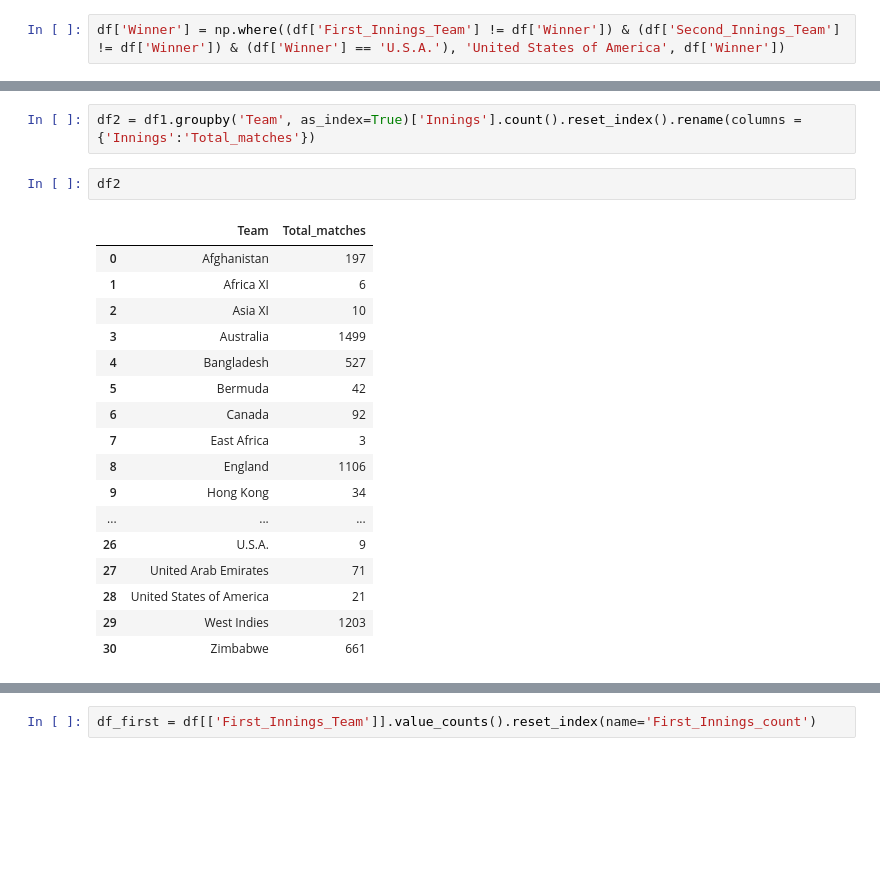
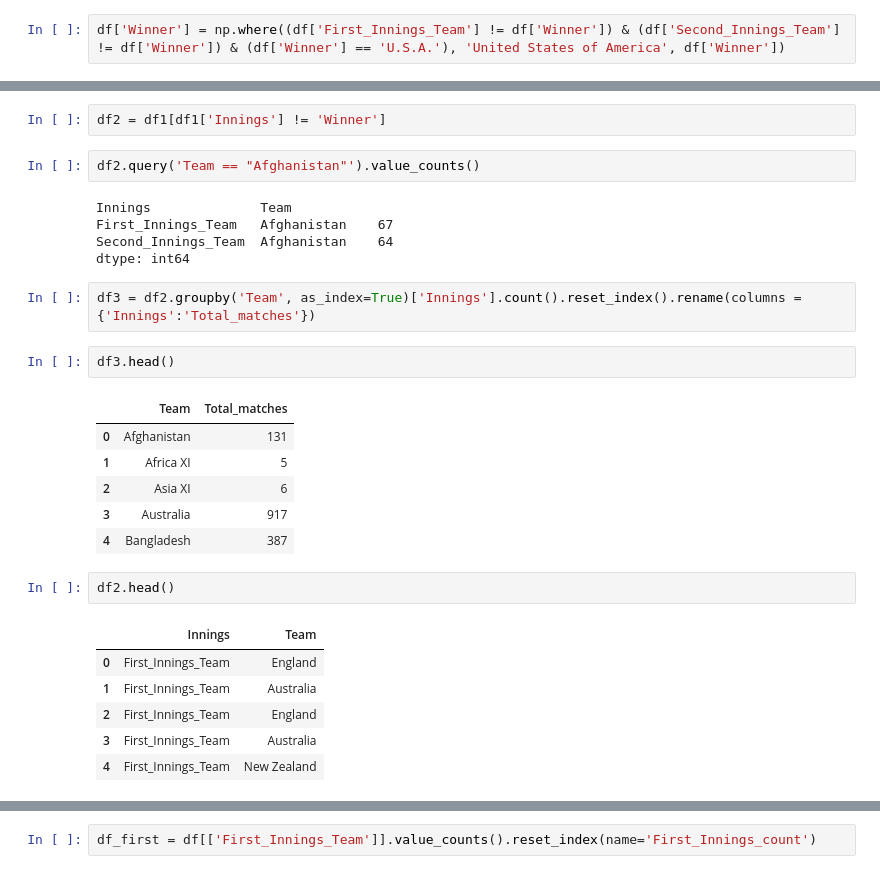
Before and after one commit to atifiu/one_day_cricket_scrapping_project, a Jupyter notebook: one_day_cricket_scrapping_espn.ipynb, the cells around one changed output, grey strips where cells are left out. Cells and saved outputs as stored; diff of their text form; blank space fills up the shorter version.

```diff
--- a/one_day_cricket_scrapping_espn.ipynb
+++ b/one_day_cricket_scrapping_espn.ipynb
@@ -757,22 +746,29 @@ pd.crosstab(index=df1['Team'], columns=df1['Innings'])
+# %%
+df2 = df1[df1['Innings'] != 'Winner']
+# %%
+df2.query('Team == "Afghanistan"').value_counts()
+# %% [output]
+Innings              Team
+First_Innings_Team   Afghanistan    67
+Second_Innings_Team  Afghanistan    64
+dtype: int64
 # %%
-df2 = df1.groupby('Team', as_index=True)['Innings'].count().reset_index().rename(columns = {'Innings':'Total_matches'})
+df3 = df2.groupby('Team', as_index=True)['Innings'].count().reset_index().rename(columns = {'Innings':'Total_matches'})
+# %%
+df3.head()
+# %% [output]
+|  | Team | Total_matches |
+| 0 | Afghanistan | 131 |
+| 1 | Africa XI | 5 |
+| 2 | Asia XI | 6 |
+| 3 | Australia | 917 |
+| 4 | Bangladesh | 387 |
 # %%
-df2
+df2.head()
 # %% [output]
-|  | Team | Total_matches |
-| 0 | Afghanistan | 197 |
-| 1 | Africa XI | 6 |
-| 2 | Asia XI | 10 |
-| 3 | Australia | 1499 |
-| 4 | Bangladesh | 527 |
-| 5 | Bermuda | 42 |
-| 6 | Canada | 92 |
-| 7 | East Africa | 3 |
-| 8 | England | 1106 |
-| 9 | Hong Kong | 34 |
-| ... | ... | ... |
-| 26 | U.S.A. | 9 |
-| 27 | United Arab Emirates | 71 |
-| 28 | United States of America | 21 |
-| 29 | West Indies | 1203 |
-| 30 | Zimbabwe | 661 |
+|  | Innings | Team |
+| 0 | First_Innings_Team | England |
+| 1 | First_Innings_Team | Australia |
+| 2 | First_Innings_Team | England |
+| 3 | First_Innings_Team | Australia |
+| 4 | First_Innings_Team | New Zealand |
```
Also changed, not shown: parts of 153 cells of this notebook, 1 other file.
